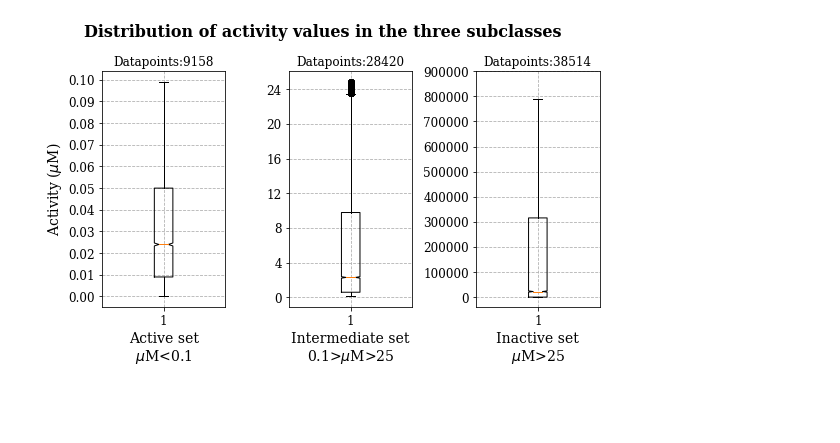
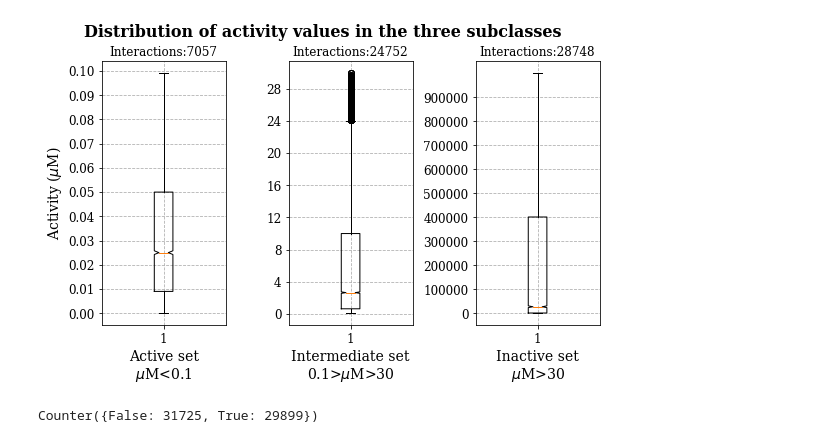
Before and after one commit to TeamSundar/dNNDR, a Jupyter notebook: big_picture.ipynb, the cells around one changed output. Cells and saved outputs as stored; diff of their text form; code cells hidden in the pictures; blank space fills up the shorter version.

```diff
--- a/big_picture.ipynb
+++ b/big_picture.ipynb
@@ -77,28 +77,32 @@ plt.tight_layout()
 # %%
 #final_clean_DTI = pd.read_csv('data/primary_data/final_clean_DTI.csv')
 fig, ax = plt.subplots(1,3,figsize=(8,5))
-fig.suptitle('Distribution of activity values in the three subclasses',fontweight = 'bold',  fontsize=16)
+fig.suptitle('Distribution of activity values in the three subclasses',fontweight = 'bold',  fontsize=16,y=1.03)
 
-ax[0].set_title('Datapoints:%s'%(collections.Counter(DTI_final['IC50']<0.1)[1]))
+ax[0].set_title('Interactions:%s'%(collections.Counter(DTI_final['IC50']<0.1)[1]))
 ax[0].boxplot(DTI_final['IC50'][DTI_final['IC50']<0.1], notch=True)
 ax[0].set_yticks(np.arange(0, 0.11, 0.01))
 ax[0].set_ylabel('Activity ('+ r'$\mu$'+'M)', fontsize = 14)
 
-ax[1].set_title('Datapoints:%s'%(collections.Counter((DTI_final['IC50']>0.1)&(DTI_final['IC50']<25))[1]))
-ax[1].boxplot(DTI_final['IC50'][(DTI_final['IC50']>0.1)&(DTI_final['IC50']<25)], notch=True)
-ax[1].set_yticks(np.arange(0, 25, 4))
+ax[1].set_title('Interactions:%s'%(collections.Counter((DTI_final['IC50']>0.1)&(DTI_final['IC50']<30))[1]))
+ax[1].boxplot(DTI_final['IC50'][(DTI_final['IC50']>0.1)&(DTI_final['IC50']<30)], notch=True)
+ax[1].set_yticks(np.arange(0, 30, 4))
 
-ax[2].set_title('Datapoints:%s'%(collections.Counter(DTI_final['IC50']>25)[1]))
-ax[2].boxplot(DTI_final['IC50'][DTI_final['IC50']>25], notch=True, showfliers=False)
+ax[2].set_title('Interactions:%s'%(collections.Counter(DTI_final['IC50']>30)[1]))
+ax[2].boxplot(DTI_final['IC50'][DTI_final['IC50']>30], notch=True, showfliers=False)
 ax[2].set_yticks(np.arange(0, 1000000, 100000))
 
-for axis,name in zip(ax,[r'Active set%s$\mu$M<0.1'%'\n', r'Intermediate set%s0.1>$\mu$M>25'%'\n', r'Inactive set%s$\mu$M>25'%'\n']):
+for axis,name in zip(ax,[r'Active set%s$\mu$M<0.1'%'\n', r'Intermediate set%s0.1>$\mu$M>30'%'\n', r'Inactive set%s$\mu$M>30'%'\n']):
     axis.set_xlabel(name, fontsize=14)
     axis.grid(linestyle='--')
     axis.tick_params(axis="x", labelsize=12)
     axis.tick_params(axis="y", labelsize=12)
 
 fig.tight_layout()
 plt.show()
 # %% [output]
-[figure, old version]
+[figure, new version]
+# %%
+collections.Counter(DTI_final['IC50']>25)
+# %% [output]
+Counter({False: 31725, True: 29899})
```
Also changed, not shown: parts of 1 cell of this notebook.
